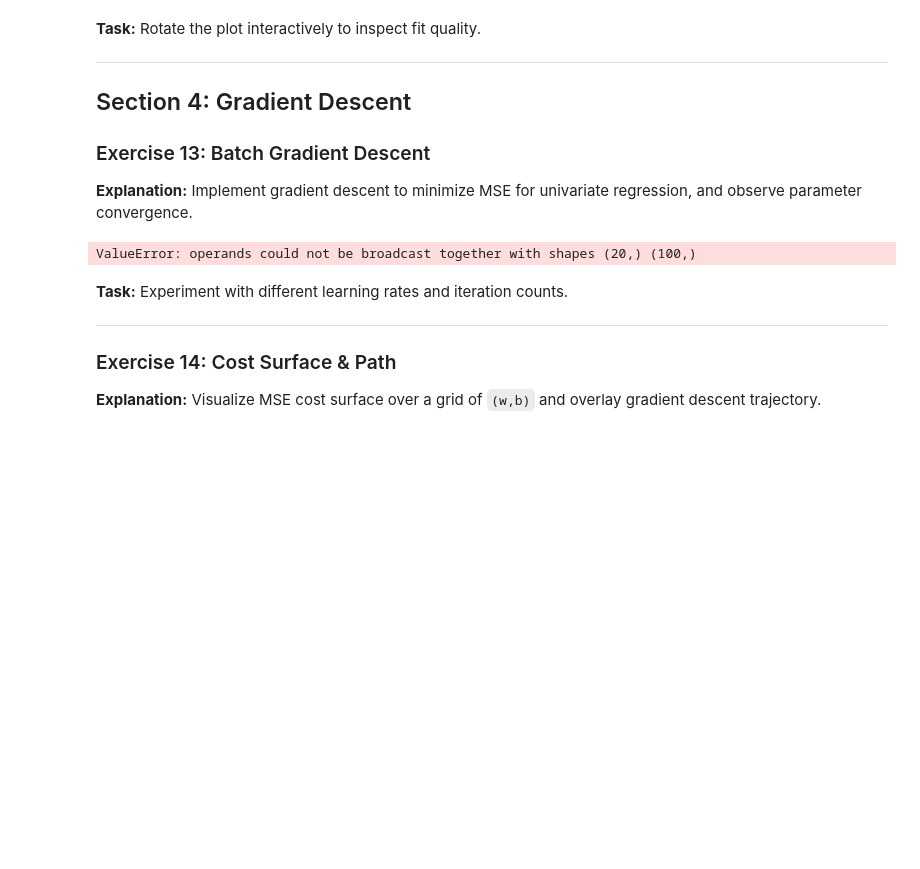
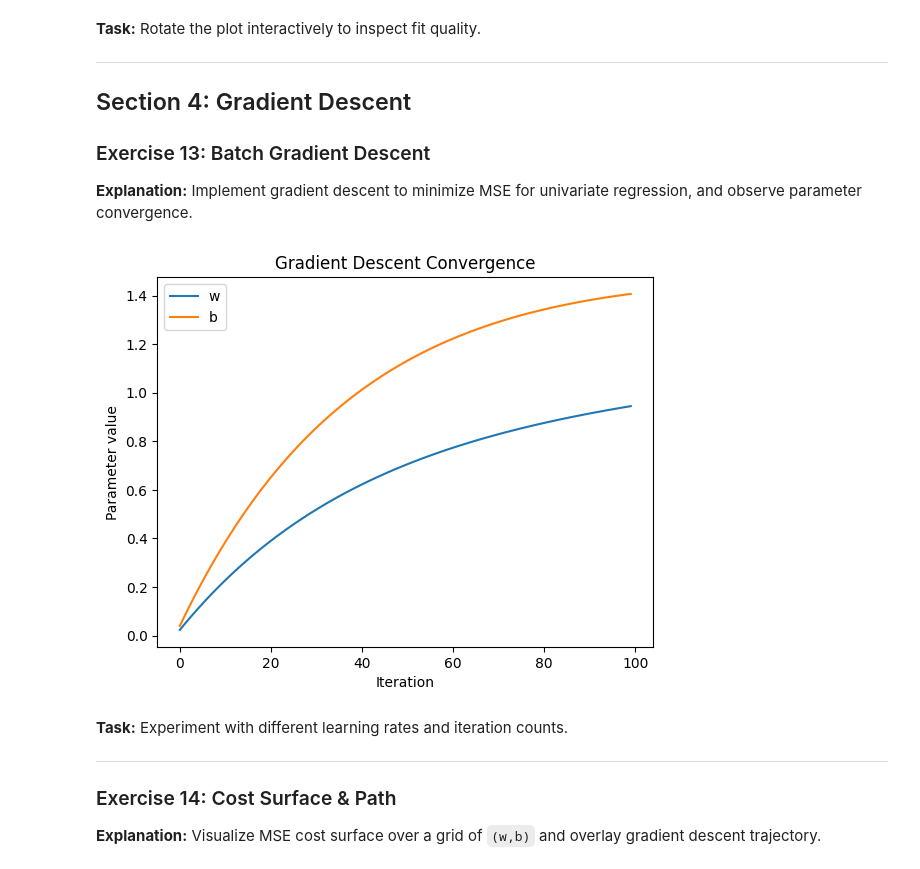
Before and after one commit to SailorJens/ML_Uni_Notebooks, a Jupyter notebook: week3_main_notebook.ipynb, the cells around one changed output. Cells and saved outputs as stored; diff of their text form; code cells hidden in the pictures; blank space fills up the shorter version.

```diff
--- a/week3_main_notebook.ipynb
+++ b/week3_main_notebook.ipynb
@@ -391,36 +391,36 @@ import matplotlib.pyplot as plt
 
 # Generate data
 t = rng
-#x = ? - Create some random feature with the right dimensions
+x =  rng.rand(100) #? - Create some random feature with the right dimensions
 y = 2 * x + 1 + rng.randn(100) * 0.5
 # Initialize parameters
 w, b = 0.0, 0.0
 lr = 0.01 # Learning rate
 iters = 100
 w_list, b_list = [], []
 
 for i in range(iters):
     y_pred = w * x + b
     # Compute derivative
     dw = (-2/len(x)) * np.dot(x, (y - y_pred))
     db = (-2/len(x)) * np.sum(y - y_pred)
     # Perform gradient descent
     w -= lr * dw
     b -= lr * db
     # Keep track of the evolution
     w_list.append(w)
     b_list.append(b)
 
 # Add a plot of the true values as a horizontal line
 plt.plot(w_list, label='w')
 plt.plot(b_list, label='b')
 plt.xlabel('Iteration')
 plt.ylabel('Parameter value')
 plt.legend()
 plt.title('Gradient Descent Convergence')
 plt.show()
 # %% [output]
-ValueError: operands could not be broadcast together with shapes (20,) (100,)
+[figure, added]
 # %% [markdown]
 
 **Task:** Experiment with different learning rates and iteration counts.
```
Also changed, not shown: parts of 1 cell of this notebook, 3 other files.
